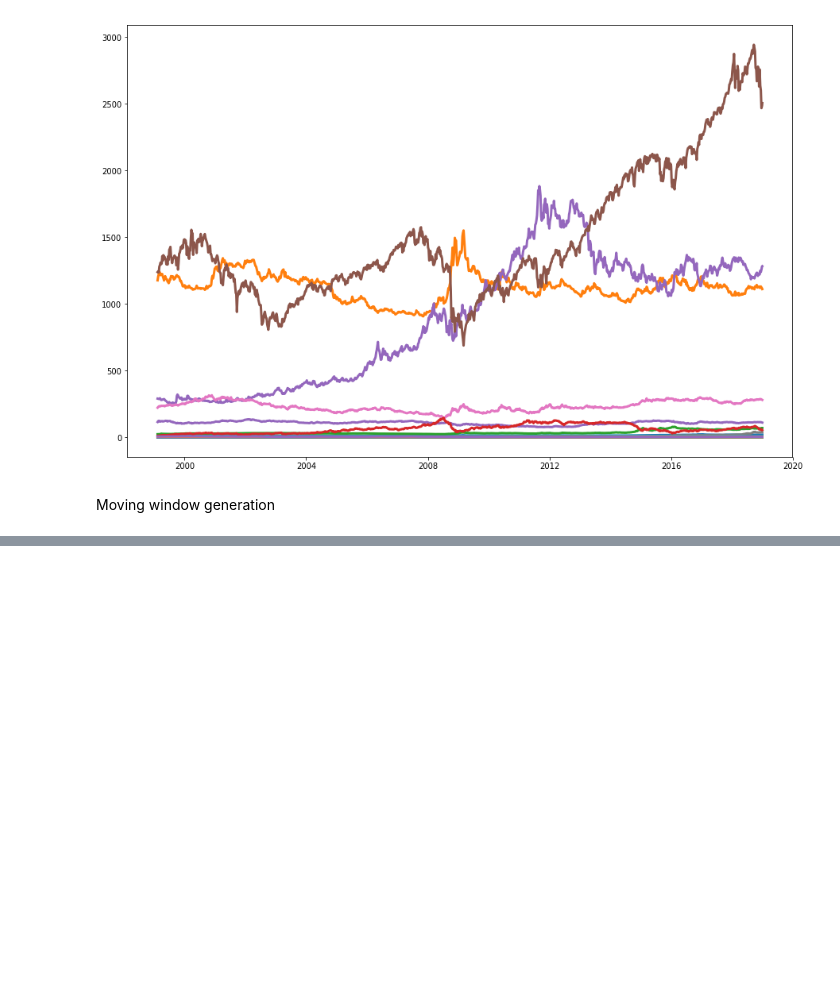
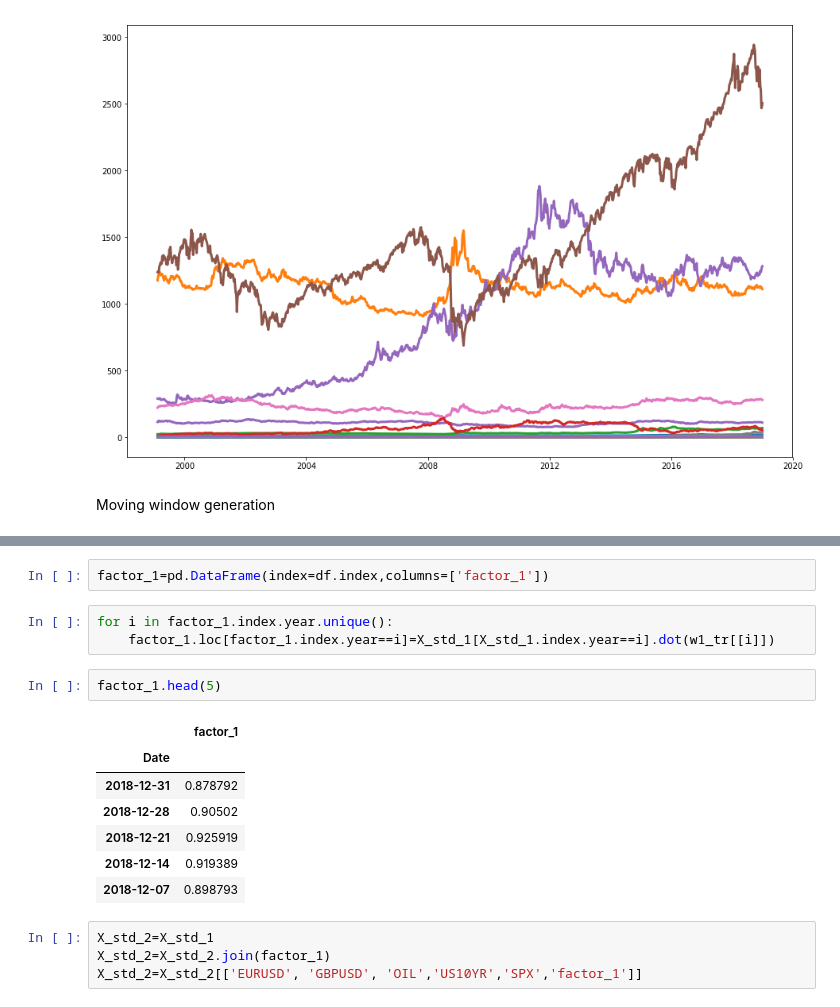
Before and after one commit to laureat/Python, a Jupyter notebook: PCA.ipynb, the cells around one changed output, grey strips where cells are left out. Cells and saved outputs as stored; diff of their text form; blank space fills up the shorter version.

```diff
--- a/PCA.ipynb
+++ b/PCA.ipynb
@@ -75,0 +78,19 @@ plt.show()
+# %%
+factor_1=pd.DataFrame(index=df.index,columns=['factor_1'])
+# %%
+for i in factor_1.index.year.unique():
+    factor_1.loc[factor_1.index.year==i]=X_std_1[X_std_1.index.year==i].dot(w1_tr[[i]])
+# %%
+factor_1.head(5)
+# %% [output]
+|  | factor_1 |
+| Date |  |
+| 2018-12-31 | 0.878792 |
+| 2018-12-28 | 0.90502 |
+| 2018-12-21 | 0.925919 |
+| 2018-12-14 | 0.919389 |
+| 2018-12-07 | 0.898793 |
+# %%
+X_std_2=X_std_1
+X_std_2=X_std_2.join(factor_1)
+X_std_2=X_std_2[['EURUSD', 'GBPUSD', 'OIL','US10YR','SPX','factor_1']]
```
Also changed, not shown: parts of 15 cells of this notebook.
